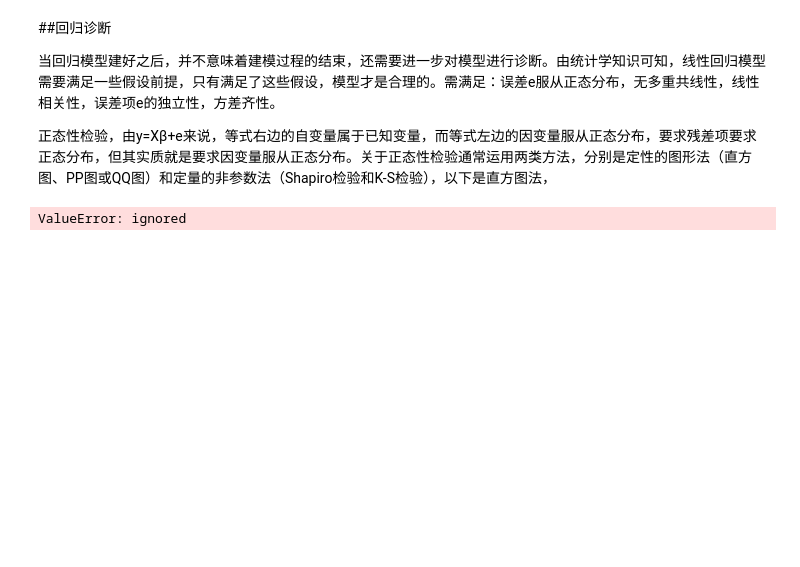
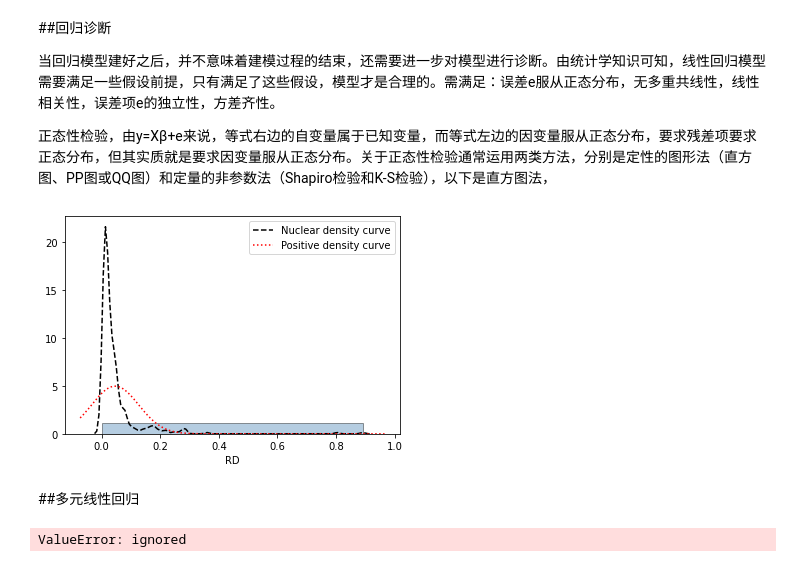
Before and after one commit to sunyingjian/AI-in-well-logging, a Jupyter notebook: 电阻率线性回归.ipynb, the cells around one changed output. Drawn from its saved outputs; the diff is of its cells as text; code cells hidden in the pictures; blank space fills up the shorter version.

```diff
--- a/电阻率线性回归.ipynb
+++ b/电阻率线性回归.ipynb
@@ -224,6 +224,18 @@ Warnings:
 当回归模型建好之后，并不意味着建模过程的结束，还需要进一步对模型进行诊断。由统计学知识可知，线性回归模型需要满足一些假设前提，只有满足了这些假设，模型才是合理的。需满足：误差e服从正态分布，无多重共线性，线性相关性，误差项e的独立性，方差齐性。
 
 正态性检验，由y=Xβ+e来说，等式右边的自变量属于已知变量，而等式左边的因变量服从正态分布，要求残差项要求正态分布，但其实质就是要求因变量服从正态分布。关于正态性检验通常运用两类方法，分别是定性的图形法（直方图、PP图或QQ图）和定量的非参数法（Shapiro检验和K-S检验），以下是直方图法，
+# %%
+import scipy.stats as st
+sns.distplot(a=testing_data.RD,bins=1,fit=st.norm,norm_hist=True,
+             hist_kws={'color':'steelblue','edgecolor':'black'},
+             kde_kws = {'color':'black','linestyle':'--','label':'Nuclear density curve'},
+             fit_kws = {'color':'red','linestyle':':','label':'Positive density curve'})
+plt.legend()
+plt.show()
+# %% [output]
+[figure, added]
+# %% [markdown]
+##多元线性回归
 # %%
 import sys
 sys.path.append('/content/drive/My Drive/Colab Notebooks/Machine-Learning-From-Scratch-master')
```
